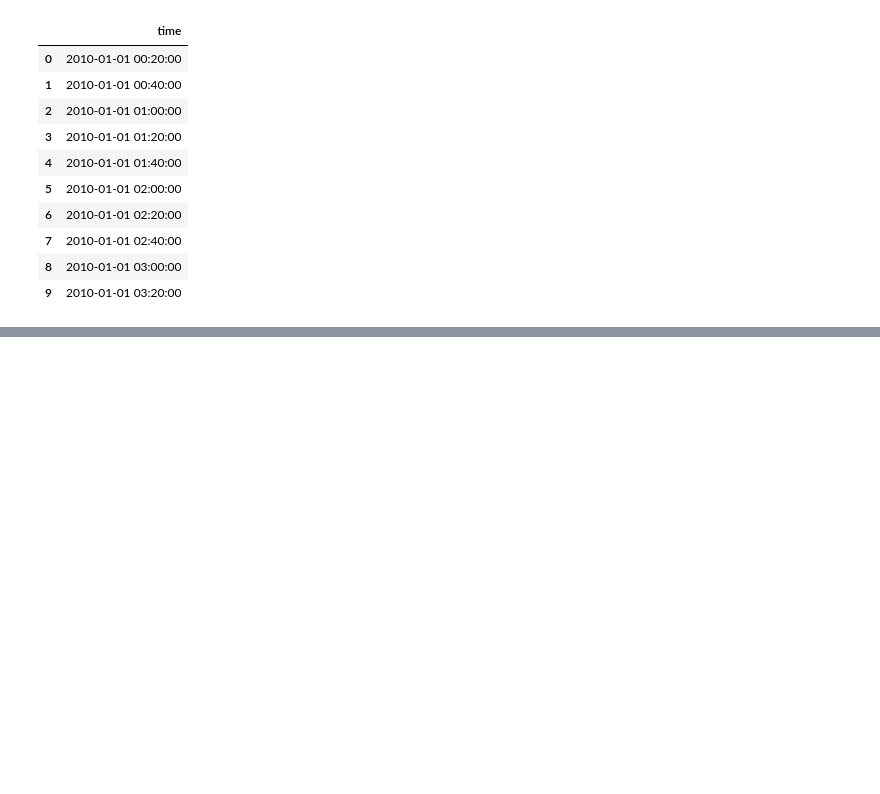
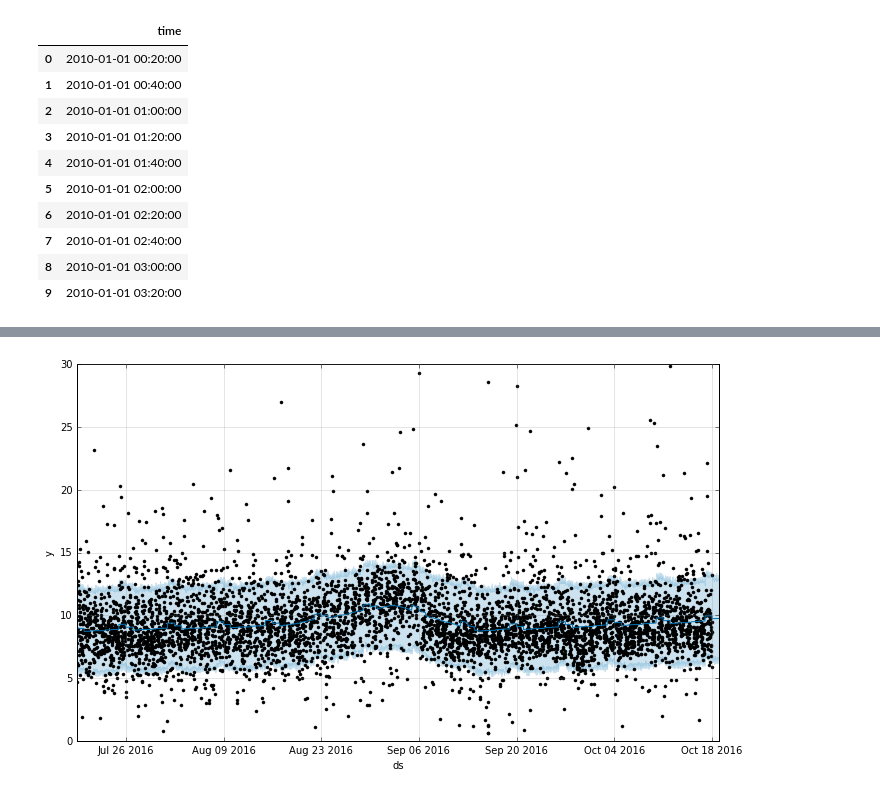
Before and after one commit to wamcs/KDD-cup, a Jupyter notebook: code/Untitled 00-16-41-677.ipynb, the cells around one changed output, grey strips where cells are left out. Drawn from its saved outputs; the diff is of its cells as text; code cells hidden in the pictures; blank space fills up the shorter version.

```diff
--- a/code/Untitled 00-16-41-677.ipynb
+++ b/code/Untitled 00-16-41-677.ipynb
@@ -604,0 +663,10 @@ res.bic_min_order
+# %%
+import numpy as np
+import pandas as pd
+arimaPicturePath = '../dataProcessing/arimaPicture/'
+data = pd.read_csv(arimaPicturePath+'result.csv')
+
+data['time_window'] = data['time_window'].apply(lambda x: x.split(']')[0]+')')
+
+data
+# data.to_csv(arimaPicturePath+'result.csv',index=False)
@@ -604,0 +1135,45 @@ res.bic_min_order
+# %%
+import pandas as pd
+import numpy as np
+from fbprophet import Prophet
+
+from statsmodels.tsa.seasonal import seasonal_decompose
+
+import matplotlib.pyplot as plt
+from statsmodels.tsa.stattools import adfuller
+from statsmodels.graphics.tsaplots import plot_acf
+from statsmodels.graphics.tsaplots import plot_pacf
+import statsmodels.api as sm
+
+
+df = pd.read_csv('../dataProcessing/splitByLaneData/lane_100.csv')
+
+df['time'] = df['time'].apply(pd.to_datetime)
+df.set_index('time',inplace = True)
+
+df = handleWeaInflu(df).dropna()
+df['log'] = np.log(df['travel_velocity'])
+df['diff'] = df['travel_velocity'].diff().interpolate()
+df['diff'][df['diff'].isnull()] = 0
+
+
+decomposition = seasonal_decompose(df['travel_velocity'].to_frame(), model="additive", freq=72)
+
+trend = decomposition.trend.dropna()
+seasonal = decomposition.seasonal
+residual = decomposition.resid.dropna()
+
+trend['']
+m = Prophet(yearly_seasonality=False,weekly_seasonality = True)
+m.fit(df);
+
+future = m.make_future_dataframe(periods=72,freq = '20min')
+print future.tail()
+
+forecast = m.predict(future)
+print forecast.tail()
+
+m.plot(forecast);
+# m.plot_components(forecast)
+plt.show()
+# %% [output]
@@ -604,0 +1197 @@ res.bic_min_order
+[figure, added]
```
Also changed, not shown: parts of 12 cells of this notebook, 7 other files.
